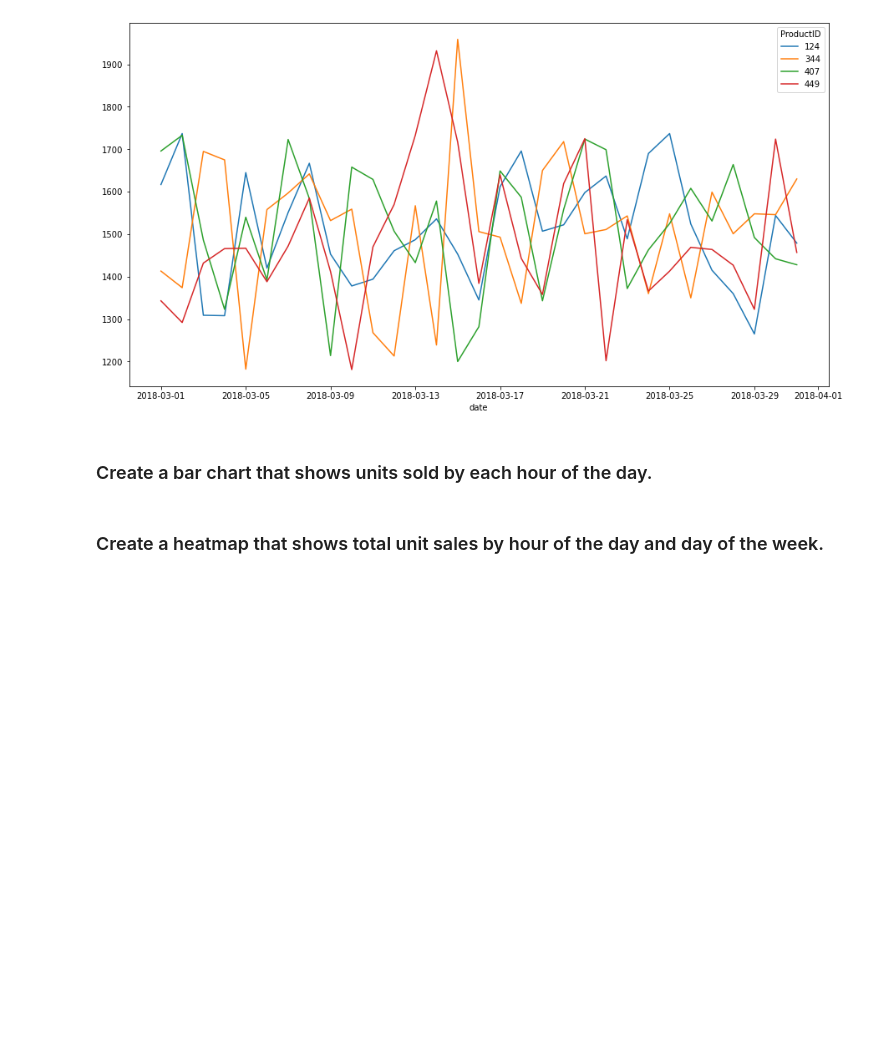
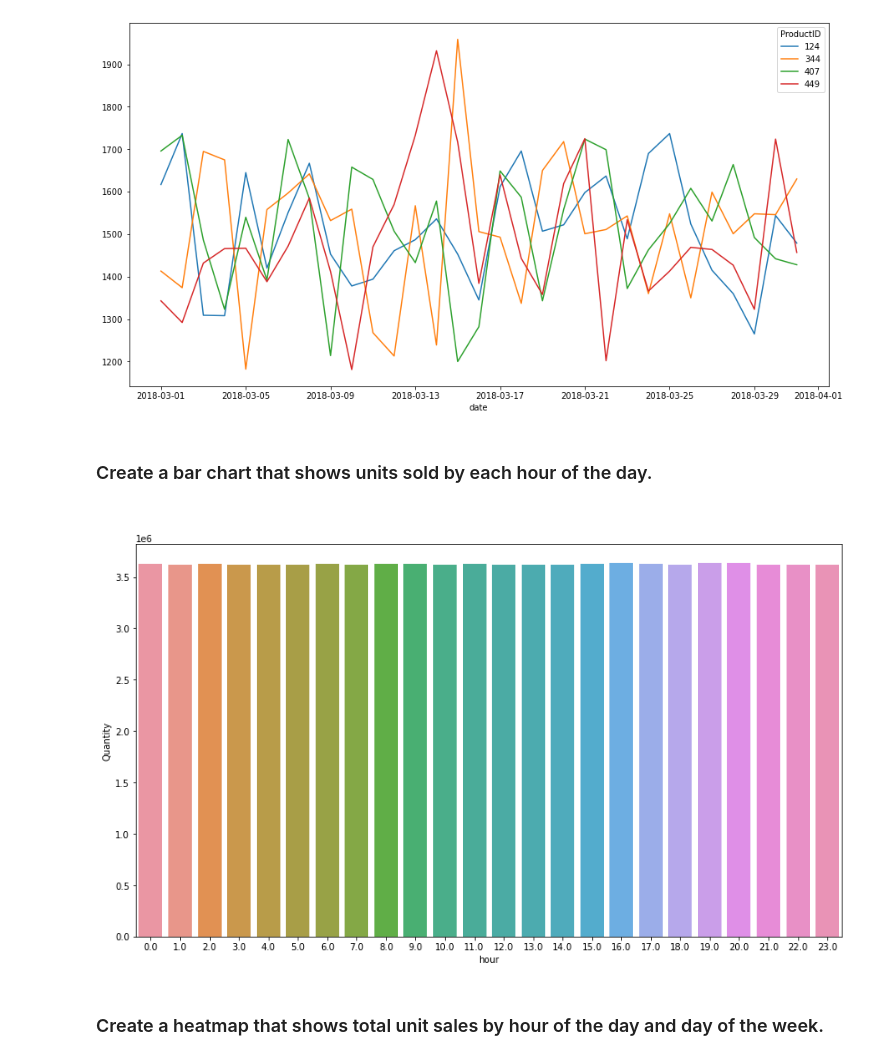
Before and after one commit to ssmcnatt/pair-work, a Jupyter notebook: week12/Time_Series_Day_2_Morning_Assignment.ipynb, the cells around one changed output. Drawn from its saved outputs; the diff is of its cells as text; code cells hidden in the pictures; blank space fills up the shorter version.

```diff
--- a/week12/Time_Series_Day_2_Morning_Assignment.ipynb
+++ b/week12/Time_Series_Day_2_Morning_Assignment.ipynb
@@ -102,6 +102,13 @@ def barchart(df, x, y, groups=None, length=8, width=14, title=""):
     plt.figure(figsize=(width,length))
     sns.barplot(data=df, x=x, y=y, hue=groups)
     plt.title(title + "\n", fontsize=16)
+# %%
+sales_df['hour'] = sales_df['SalesDate'].dt.hour
+hour_df = sales_df.groupby('hour').sum().reset_index()
+# %%
+barchart(hour_df, 'hour', 'Quantity')
+# %% [output]
+[figure, added]
 # %% [markdown]
 ### Create a heatmap that shows total unit sales by hour of the day and day of the week.
 # %%
```
Also changed, not shown: parts of 10 cells of this notebook, 2 other files.
